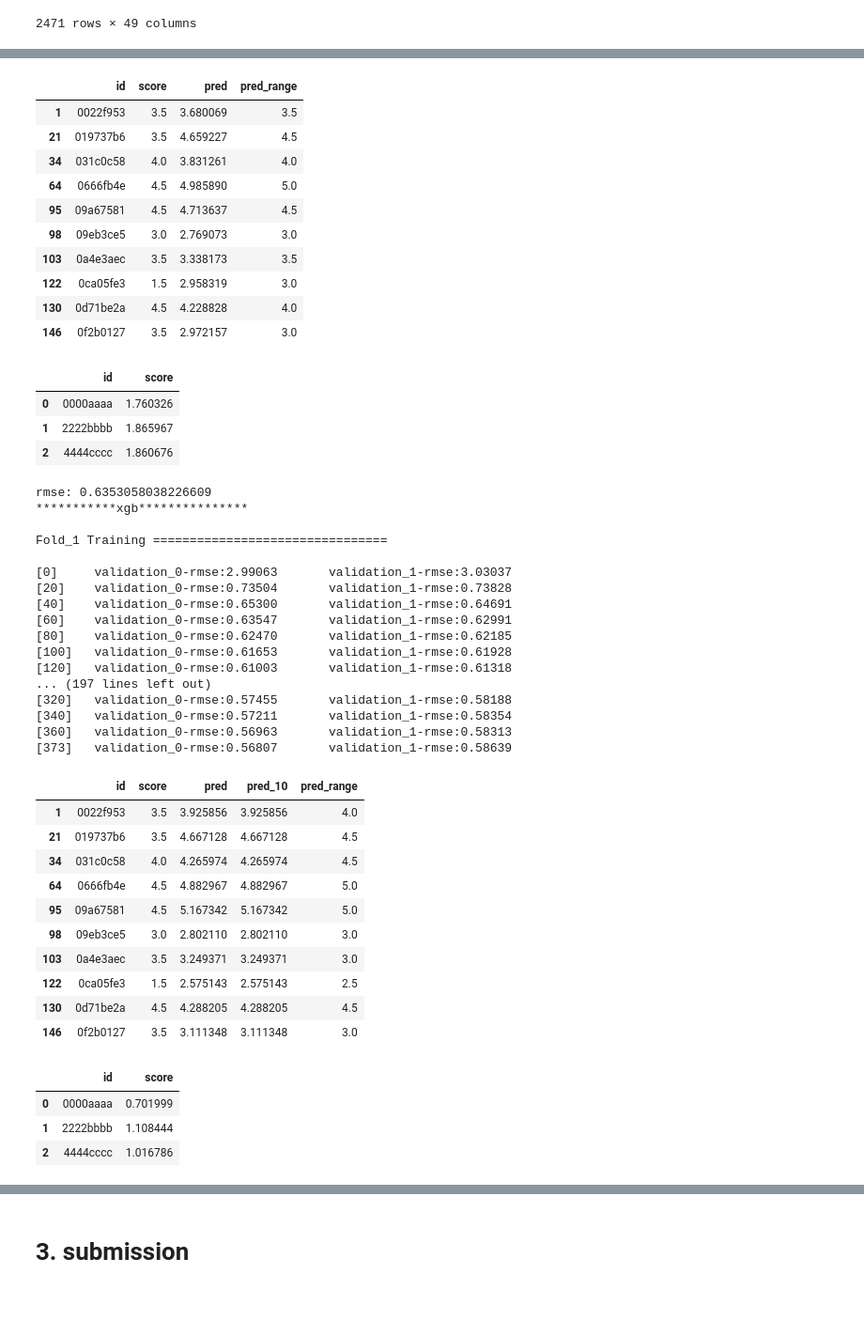
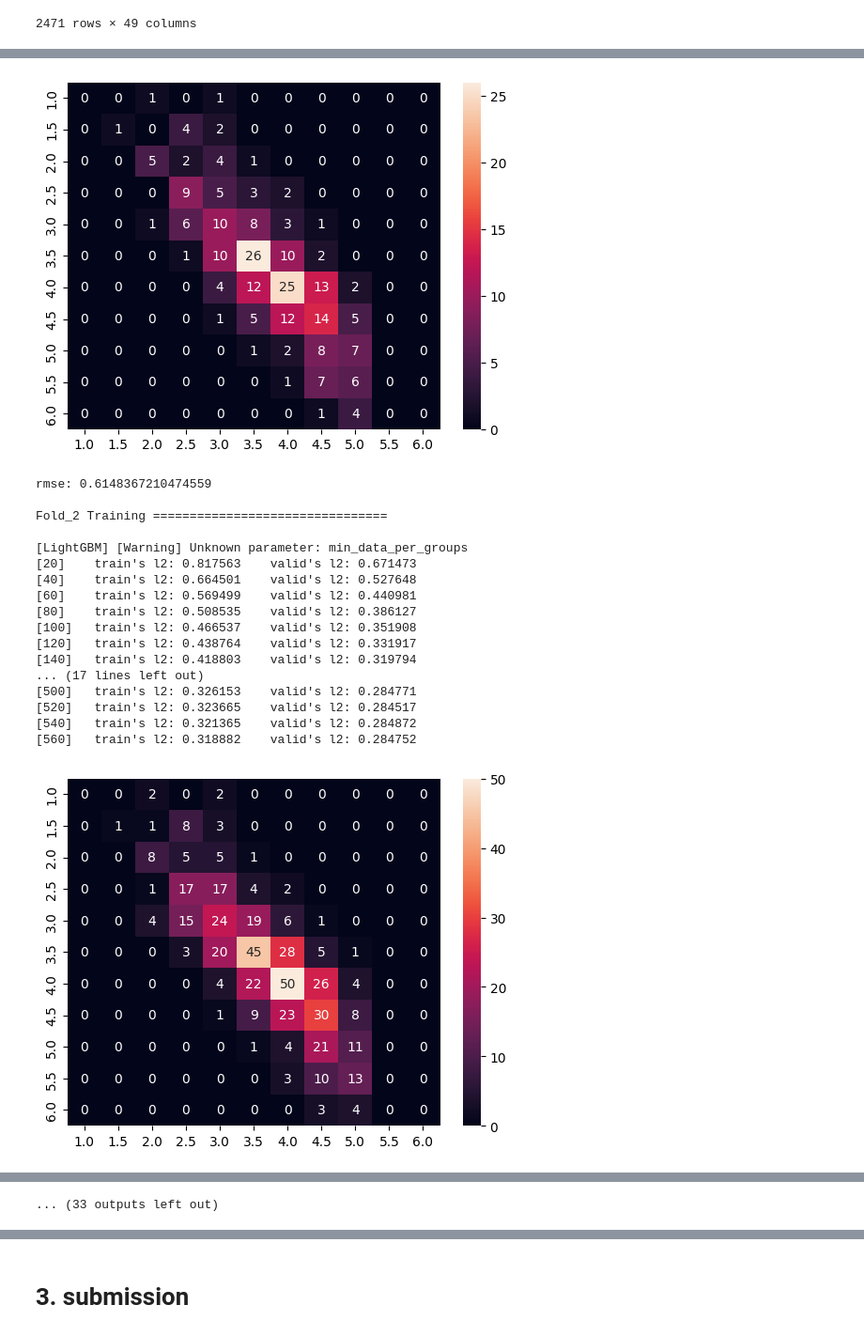
Before and after one commit to takeokikkuchi/LinkingWriting, a Jupyter notebook: model/02-2-predict.ipynb, the cells around one changed output, grey strips where cells are left out. Shown at 94% size. Cells and saved outputs as stored; diff of their text form; code cells hidden in the pictures; blank space fills up the shorter version.

```diff
--- a/model/02-2-predict.ipynb
+++ b/model/02-2-predict.ipynb
@@ -987,7 +969,12 @@ for key, value in models.items():
             del model, pred_val, pred_test
             gc.collect()
             df_oof = pd.concat(oof)
-            rmse = mean_squared_error(df_oof[obj_column], np.clip(df_oof['pred'], a_min=0.5, a_max=6.0), squared=False)
+            labels = sorted(list(set(df_oof[obj_column].astype(str))))
+            rmse = mean_squared_error(df_oof[obj_column], df_oof["pred_range"], squared=False)
+            df = pd.DataFrame(confusion_matrix(df_oof[obj_column].astype(str), df_oof["pred_range"].astype(str)), index=labels, columns=labels)
+            plt.figure()
+            sns.heatmap(df, annot=True) # annot = Falseにすると図中の各セルの数値表示がなくなる。
+            plt.show()
             print('rmse:', rmse)
             models[key]["score"] = rmse
 # %% [output]
@@ -1011,47 +998,19 @@ Fold_1 Training ================================
-|  | id | score | pred | pred_range |
-| 1 | 0022f953 | 3.5 | 3.680069 | 3.5 |
-| 21 | 019737b6 | 3.5 | 4.659227 | 4.5 |
-| 34 | 031c0c58 | 4.0 | 3.831261 | 4.0 |
-| 64 | 0666fb4e | 4.5 | 4.985890 | 5.0 |
-| 95 | 09a67581 | 4.5 | 4.713637 | 4.5 |
-| 98 | 09eb3ce5 | 3.0 | 2.769073 | 3.0 |
-| 103 | 0a4e3aec | 3.5 | 3.338173 | 3.5 |
-| 122 | 0ca05fe3 | 1.5 | 2.958319 | 3.0 |
-| 130 | 0d71be2a | 4.5 | 4.228828 | 4.0 |
-| 146 | 0f2b0127 | 3.5 | 2.972157 | 3.0 |
-|  | id | score |
-| 0 | 0000aaaa | 1.760326 |
-| 1 | 2222bbbb | 1.865967 |
-| 2 | 4444cccc | 1.860676 |
+[figure, added]
-rmse: 0.6353058038226609
-***********xgb***************
+rmse: 0.6148367210474559
 
-Fold_1 Training ================================
+Fold_2 Training ================================
 
-[0]     validation_0-rmse:2.99063       validation_1-rmse:3.03037
-[20]    validation_0-rmse:0.73504       validation_1-rmse:0.73828
-[40]    validation_0-rmse:0.65300       validation_1-rmse:0.64691
-[60]    validation_0-rmse:0.63547       validation_1-rmse:0.62991
-[80]    validation_0-rmse:0.62470       validation_1-rmse:0.62185
-[100]   validation_0-rmse:0.61653       validation_1-rmse:0.61928
-[120]   validation_0-rmse:0.61003       validation_1-rmse:0.61318
-... (197 lines left out)
-[320]   validation_0-rmse:0.57455       validation_1-rmse:0.58188
-[340]   validation_0-rmse:0.57211       validation_1-rmse:0.58354
-[360]   validation_0-rmse:0.56963       validation_1-rmse:0.58313
-[373]   validation_0-rmse:0.56807       validation_1-rmse:0.58639
+[LightGBM] [Warning] Unknown parameter: min_data_per_groups
+[20]    train's l2: 0.817563    valid's l2: 0.671473
+[40]    train's l2: 0.664501    valid's l2: 0.527648
+[60]    train's l2: 0.569499    valid's l2: 0.440981
+[80]    train's l2: 0.508535    valid's l2: 0.386127
+[100]   train's l2: 0.466537    valid's l2: 0.351908
+[120]   train's l2: 0.438764    valid's l2: 0.331917
+[140]   train's l2: 0.418803    valid's l2: 0.319794
+... (17 lines left out)
+[500]   train's l2: 0.326153    valid's l2: 0.284771
+[520]   train's l2: 0.323665    valid's l2: 0.284517
+[540]   train's l2: 0.321365    valid's l2: 0.284872
+[560]   train's l2: 0.318882    valid's l2: 0.284752
-|  | id | score | pred | pred_10 | pred_range |
-| 1 | 0022f953 | 3.5 | 3.925856 | 3.925856 | 4.0 |
-| 21 | 019737b6 | 3.5 | 4.667128 | 4.667128 | 4.5 |
-| 34 | 031c0c58 | 4.0 | 4.265974 | 4.265974 | 4.5 |
-| 64 | 0666fb4e | 4.5 | 4.882967 | 4.882967 | 5.0 |
-| 95 | 09a67581 | 4.5 | 5.167342 | 5.167342 | 5.0 |
-| 98 | 09eb3ce5 | 3.0 | 2.802110 | 2.802110 | 3.0 |
-| 103 | 0a4e3aec | 3.5 | 3.249371 | 3.249371 | 3.0 |
-| 122 | 0ca05fe3 | 1.5 | 2.575143 | 2.575143 | 2.5 |
-| 130 | 0d71be2a | 4.5 | 4.288205 | 4.288205 | 4.5 |
-| 146 | 0f2b0127 | 3.5 | 3.111348 | 3.111348 | 3.0 |
-|  | id | score |
-| 0 | 0000aaaa | 0.701999 |
-| 1 | 2222bbbb | 1.108444 |
-| 2 | 4444cccc | 1.016786 |
+[figure, added]
@@ -1059,3 +1089,4 @@ rmse: 0.6308719208910265
+... (33 outputs left out)
 # %%
 # oof = []
 # prediction = test_feats[[exp_key_column]]
```
Also changed, not shown: parts of 11 cells of this notebook.
